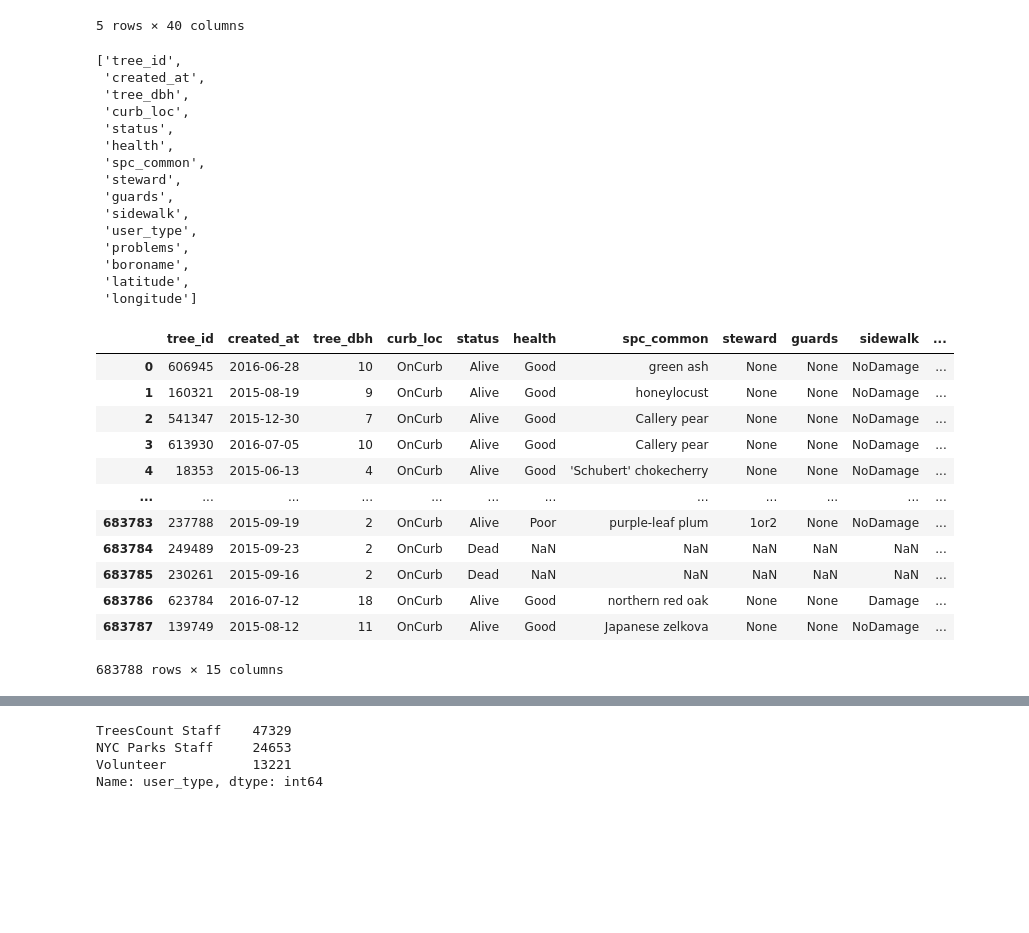
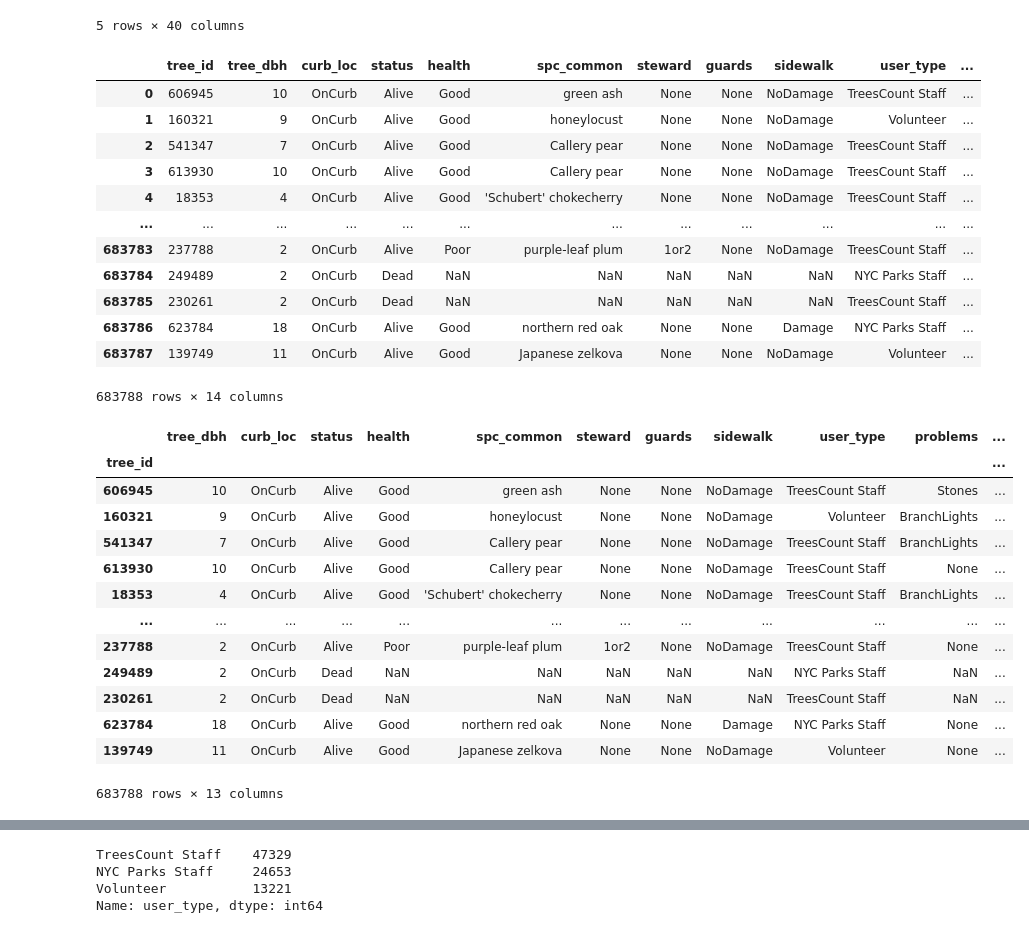
Before and after one commit to eugenekim3107/nyc-tree-health-predictor, a Jupyter notebook: nyc_tree_data_exploration.ipynb, the cells around one changed output, grey strips where cells are left out. Cells and saved outputs as stored; diff of their text form; code cells hidden in the pictures; blank space fills up the shorter version.

```diff
--- a/nyc_tree_data_exploration.ipynb
+++ b/nyc_tree_data_exploration.ipynb
@@ -74,43 +74,45 @@ tree.groupby(['boroname']).count()
 | Staten Island | 105318 | 105318 | 105318 | 105318 | 105318 | 105318 | 105318 | 101442 | 101443 | ... |
 5 rows × 40 columns
 # %%
-important_col = []
-for i in [0,2,3,5,6,7,9,10,11,12,13,14,29,37,38]:
-    important_col = important_col + [tree.columns[i]]
-important_col
+def column_extracter(data):
+    important_col = []
+    for i in [0,3,5,6,7,9,10,11,12,13,14,29,37,38]:
+        important_col = important_col + [data.columns[i]]
+    return data.loc[:, important_col]
+tree = column_extracter(tree)
+tree
 # %% [output]
+|  | tree_id | tree_dbh | curb_loc | status | health | spc_common | steward | guards | sidewalk | user_type | ... |
+| 0 | 606945 | 10 | OnCurb | Alive | Good | green ash | None | None | NoDamage | TreesCount Staff | ... |
+| 1 | 160321 | 9 | OnCurb | Alive | Good | honeylocust | None | None | NoDamage | Volunteer | ... |
+| 2 | 541347 | 7 | OnCurb | Alive | Good | Callery pear | None | None | NoDamage | TreesCount Staff | ... |
+| 3 | 613930 | 10 | OnCurb | Alive | Good | Callery pear | None | None | NoDamage | TreesCount Staff | ... |
+| 4 | 18353 | 4 | OnCurb | Alive | Good | 'Schubert' chokecherry | None | None | NoDamage | TreesCount Staff | ... |
+| ... | ... | ... | ... | ... | ... | ... | ... | ... | ... | ... | ... |
+| 683783 | 237788 | 2 | OnCurb | Alive | Poor | purple-leaf plum | 1or2 | None | NoDamage | TreesCount Staff | ... |
+| 683784 | 249489 | 2 | OnCurb | Dead | NaN | NaN | NaN | NaN | NaN | NYC Parks Staff | ... |
+| 683785 | 230261 | 2 | OnCurb | Dead | NaN | NaN | NaN | NaN | NaN | TreesCount Staff | ... |
+| 683786 | 623784 | 18 | OnCurb | Alive | Good | northern red oak | None | None | Damage | NYC Parks Staff | ... |
+| 683787 | 139749 | 11 | OnCurb | Alive | Good | Japanese zelkova | None | None | NoDamage | Volunteer | ... |
-['tree_id',
- 'created_at',
- 'tree_dbh',
- 'curb_loc',
- 'status',
- 'health',
- 'spc_common',
- 'steward',
- 'guards',
- 'sidewalk',
- 'user_type',
- 'problems',
- 'boroname',
- 'latitude',
- 'longitude']
+683788 rows × 14 columns
 # %%
-tree = tree.loc[:,important_col]
+tree = tree.set_index('tree_id')
 tree
 # %% [output]
-|  | tree_id | created_at | tree_dbh | curb_loc | status | health | spc_common | steward | guards | sidewalk | ... |
-| 0 | 606945 | 2016-06-28 | 10 | OnCurb | Alive | Good | green ash | None | None | NoDamage | ... |
-| 1 | 160321 | 2015-08-19 | 9 | OnCurb | Alive | Good | honeylocust | None | None | NoDamage | ... |
-| 2 | 541347 | 2015-12-30 | 7 | OnCurb | Alive | Good | Callery pear | None | None | NoDamage | ... |
-| 3 | 613930 | 2016-07-05 | 10 | OnCurb | Alive | Good | Callery pear | None | None | NoDamage | ... |
-| 4 | 18353 | 2015-06-13 | 4 | OnCurb | Alive | Good | 'Schubert' chokecherry | None | None | NoDamage | ... |
+|  | tree_dbh | curb_loc | status | health | spc_common | steward | guards | sidewalk | user_type | problems | ... |
+| tree_id |  |  |  |  |  |  |  |  |  |  | ... |
+| 606945 | 10 | OnCurb | Alive | Good | green ash | None | None | NoDamage | TreesCount Staff | Stones | ... |
+| 160321 | 9 | OnCurb | Alive | Good | honeylocust | None | None | NoDamage | Volunteer | BranchLights | ... |
+| 541347 | 7 | OnCurb | Alive | Good | Callery pear | None | None | NoDamage | TreesCount Staff | BranchLights | ... |
+| 613930 | 10 | OnCurb | Alive | Good | Callery pear | None | None | NoDamage | TreesCount Staff | None | ... |
+| 18353 | 4 | OnCurb | Alive | Good | 'Schubert' chokecherry | None | None | NoDamage | TreesCount Staff | BranchLights | ... |
 | ... | ... | ... | ... | ... | ... | ... | ... | ... | ... | ... | ... |
-| 683783 | 237788 | 2015-09-19 | 2 | OnCurb | Alive | Poor | purple-leaf plum | 1or2 | None | NoDamage | ... |
-| 683784 | 249489 | 2015-09-23 | 2 | OnCurb | Dead | NaN | NaN | NaN | NaN | NaN | ... |
-| 683785 | 230261 | 2015-09-16 | 2 | OnCurb | Dead | NaN | NaN | NaN | NaN | NaN | ... |
-| 683786 | 623784 | 2016-07-12 | 18 | OnCurb | Alive | Good | northern red oak | None | None | Damage | ... |
-| 683787 | 139749 | 2015-08-12 | 11 | OnCurb | Alive | Good | Japanese zelkova | None | None | NoDamage | ... |
+| 237788 | 2 | OnCurb | Alive | Poor | purple-leaf plum | 1or2 | None | NoDamage | TreesCount Staff | None | ... |
+| 249489 | 2 | OnCurb | Dead | NaN | NaN | NaN | NaN | NaN | NYC Parks Staff | NaN | ... |
+| 230261 | 2 | OnCurb | Dead | NaN | NaN | NaN | NaN | NaN | TreesCount Staff | NaN | ... |
+| 623784 | 18 | OnCurb | Alive | Good | northern red oak | None | None | Damage | NYC Parks Staff | None | ... |
+| 139749 | 11 | OnCurb | Alive | Good | Japanese zelkova | None | None | NoDamage | Volunteer | None | ... |
-683788 rows × 15 columns
+683788 rows × 13 columns
 # %%
 tree.groupby('boroname').count()
 # %% [output]
```
Also changed, not shown: parts of 27 cells of this notebook.
